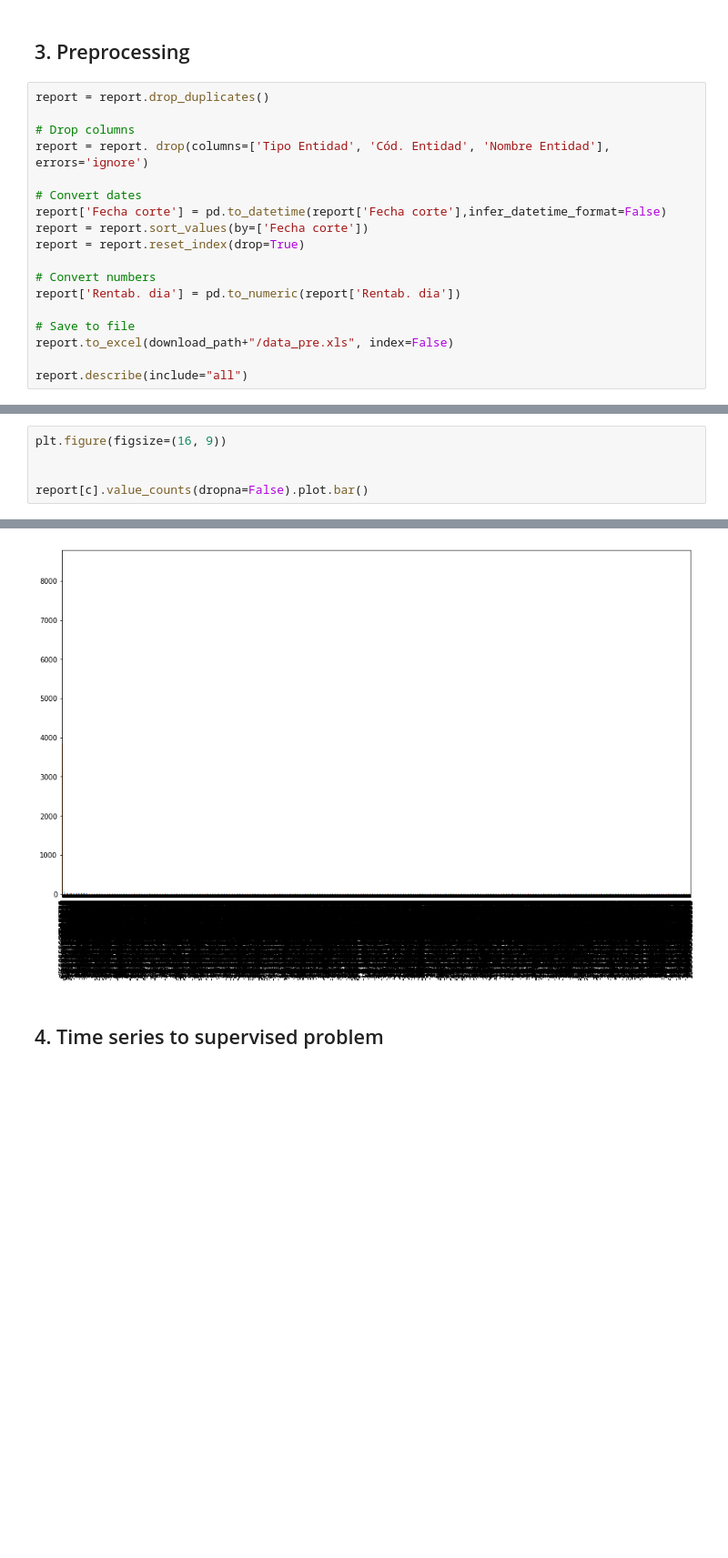
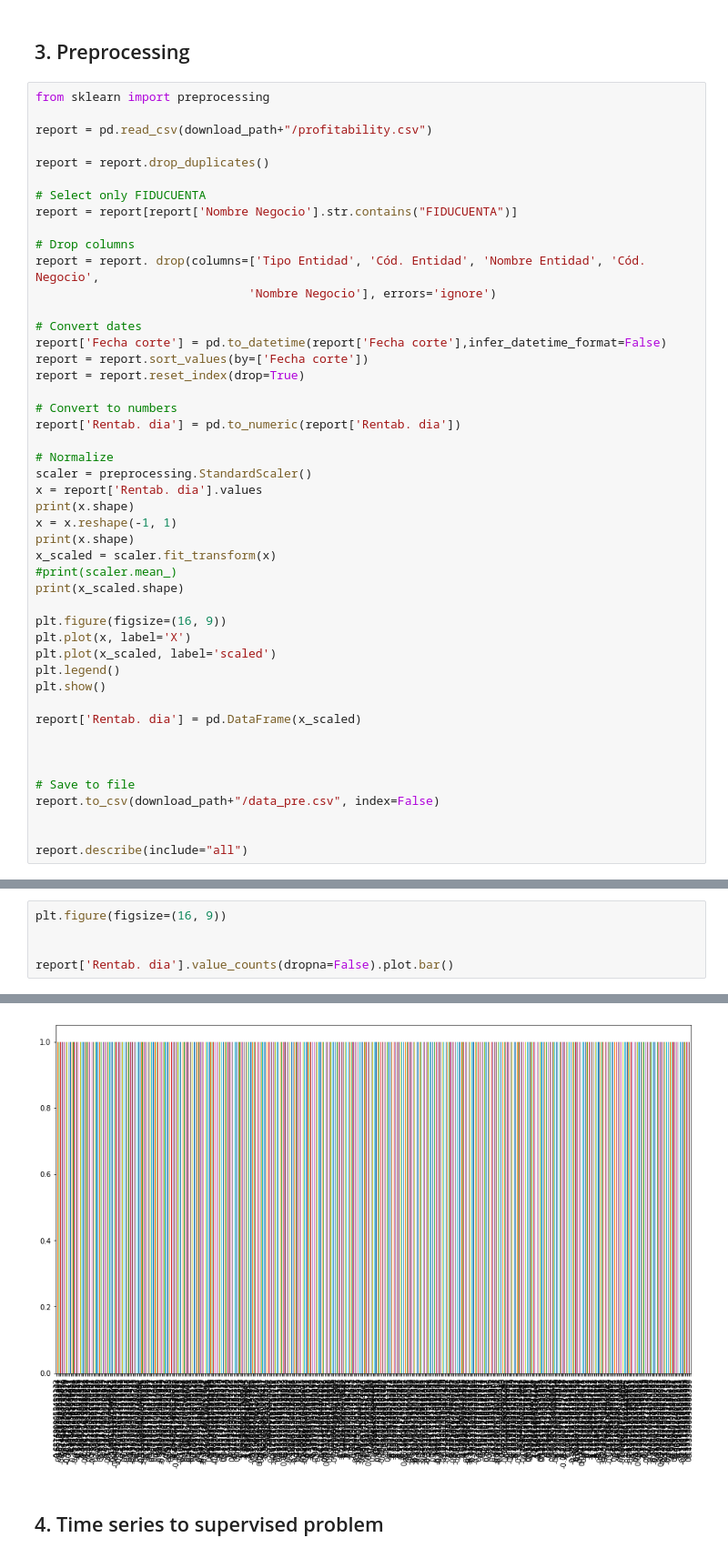
Before and after one commit to ingJSNA/machineLearning2018, a Jupyter notebook: Final Project/1 Data selection and preprocessing.ipynb, the cells around one changed output, grey strips where cells are left out. Shown at 91% size. Cells and saved outputs as stored; diff of their text form; blank space fills up the shorter version.

```diff
--- a/Final Project/1 Data selection and preprocessing.ipynb
+++ b/Final Project/1 Data selection and preprocessing.ipynb
@@ -115,21 +118,50 @@ reporteRentabilidades (3).xls
 # %% [markdown]
 ## 3. Preprocessing
 # %%
+from sklearn import preprocessing
+
+report = pd.read_csv(download_path+"/profitability.csv")
+
 report = report.drop_duplicates()
 
+# Select only FIDUCUENTA
+report = report[report['Nombre Negocio'].str.contains("FIDUCUENTA")]
+
 # Drop columns
-report = report. drop(columns=['Tipo Entidad', 'Cód. Entidad', 'Nombre Entidad'], errors='ignore')
+report = report. drop(columns=['Tipo Entidad', 'Cód. Entidad', 'Nombre Entidad', 'Cód. Negocio',
+                              'Nombre Negocio'], errors='ignore')
 
 # Convert dates
 report['Fecha corte'] = pd.to_datetime(report['Fecha corte'],infer_datetime_format=False)
 report = report.sort_values(by=['Fecha corte'])
 report = report.reset_index(drop=True)
 
-# Convert numbers
+# Convert to numbers
 report['Rentab. dia'] = pd.to_numeric(report['Rentab. dia'])
 
+# Normalize
+scaler = preprocessing.StandardScaler()
+x = report['Rentab. dia'].values
+print(x.shape)
+x = x.reshape(-1, 1)
+print(x.shape)
+x_scaled = scaler.fit_transform(x)
+#print(scaler.mean_)
+print(x_scaled.shape)
+
+plt.figure(figsize=(16, 9))
+plt.plot(x, label='X')
+plt.plot(x_scaled, label='scaled')
+plt.legend()
+plt.show()
+
+report['Rentab. dia'] = pd.DataFrame(x_scaled)
+
+
+
 # Save to file
-report.to_excel(download_path+"/data_pre.xls", index=False)
+report.to_csv(download_path+"/data_pre.csv", index=False)
+
 
 report.describe(include="all")
 # %% [output]
@@ -151,5 +187,5 @@ report.describe(include="all")
 plt.figure(figsize=(16, 9))
 
 
-report[c].value_counts(dropna=False).plot.bar()
+report['Rentab. dia'].value_counts(dropna=False).plot.bar()
 # %% [output]
@@ -171,4 +193,4 @@ column Rentab. año
-[figure, old version]
+[figure, new version]
 # %% [markdown]
 ## 4. Time series to supervised problem
 # %%
```
Also changed, not shown: parts of 6 cells of this notebook.
